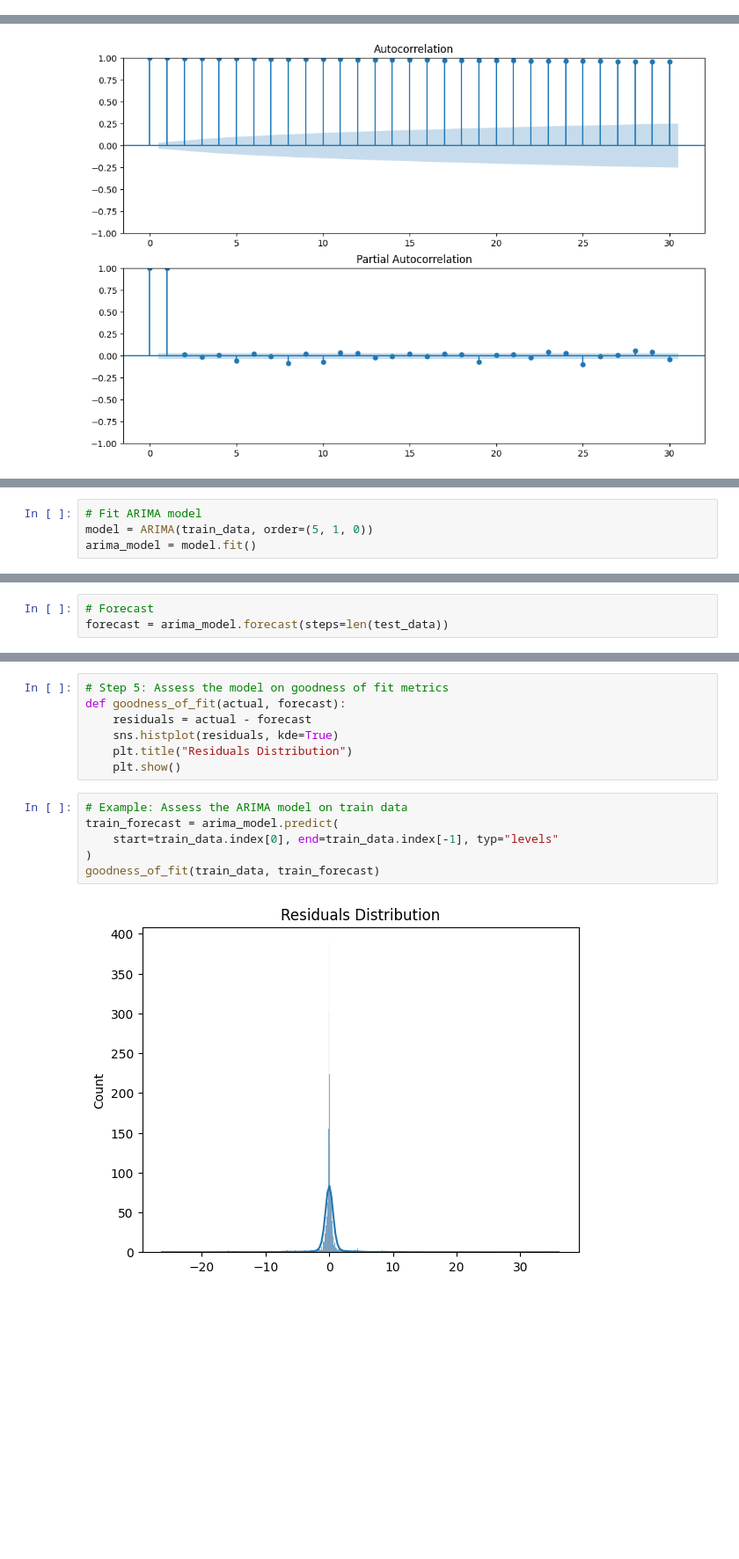
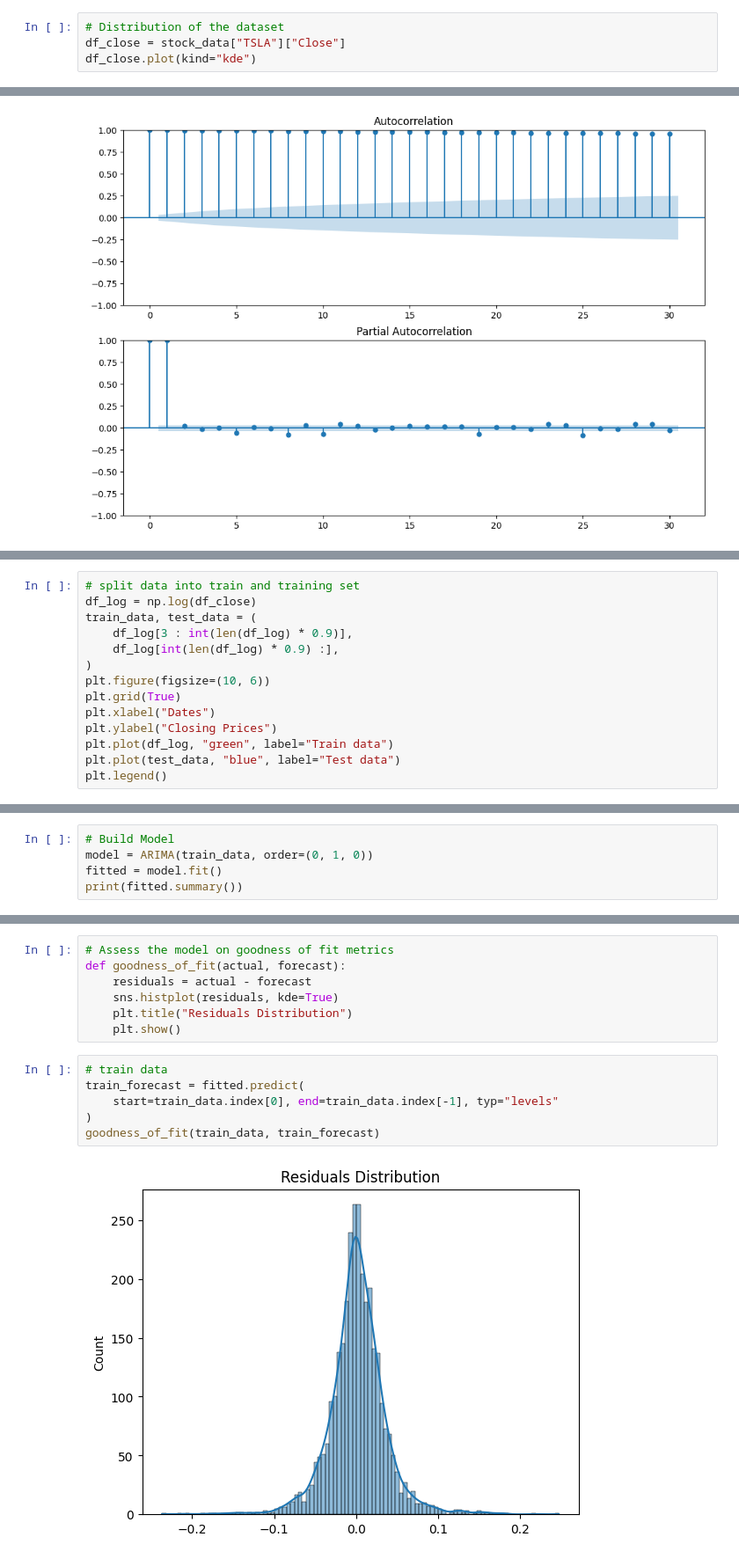
Before and after one commit to Hitstar53/BAP-Practicals, a Jupyter notebook: Exp10/exp10.ipynb, the cells around one changed output, grey strips where cells are left out. Shown at 88% size. Saved outputs shown, nothing was run; the diff lists cells and outputs as text; blank space fills up the shorter version.

```diff
--- a/Exp10/exp10.ipynb
+++ b/Exp10/exp10.ipynb
@@ -107,0 +174,4 @@ for ticker in tickers:
+# %%
+# Distribution of the dataset
+df_close = stock_data["TSLA"]["Close"]
+df_close.plot(kind="kde")
@@ -148,0 +254,14 @@ train_data, test_data = tsla_close[:train_size], tsla_close[train_size:]
+# %%
+# split data into train and training set
+df_log = np.log(df_close)
+train_data, test_data = (
+    df_log[3 : int(len(df_log) * 0.9)],
+    df_log[int(len(df_log) * 0.9) :],
+)
+plt.figure(figsize=(10, 6))
+plt.grid(True)
+plt.xlabel("Dates")
+plt.ylabel("Closing Prices")
+plt.plot(df_log, "green", label="Train data")
+plt.plot(test_data, "blue", label="Test data")
+plt.legend()
@@ -149,4 +311,5 @@ train_data, test_data = tsla_close[:train_size], tsla_close[train_size:]
 # %%
-# Fit ARIMA model
-model = ARIMA(train_data, order=(5, 1, 0))
-arima_model = model.fit()
+# Build Model
+model = ARIMA(train_data, order=(0, 1, 0))
+fitted = model.fit()
+print(fitted.summary())
@@ -153,3 +333,0 @@ arima_model = model.fit()
-# %%
-# Forecast
-forecast = arima_model.forecast(steps=len(test_data))
@@ -172,15 +386,15 @@ Mean Absolute Error (MAE): 54.18
 # %%
-# Step 5: Assess the model on goodness of fit metrics
+# Assess the model on goodness of fit metrics
 def goodness_of_fit(actual, forecast):
     residuals = actual - forecast
     sns.histplot(residuals, kde=True)
     plt.title("Residuals Distribution")
     plt.show()
 # %%
-# Example: Assess the ARIMA model on train data
-train_forecast = arima_model.predict(
+# train data
+train_forecast = fitted.predict(
     start=train_data.index[0], end=train_data.index[-1], typ="levels"
 )
 goodness_of_fit(train_data, train_forecast)
 # %% [output]
-[figure, old version]
+[figure, new version]
```
Also changed, not shown: parts of 33 cells of this notebook, 3 other files.
